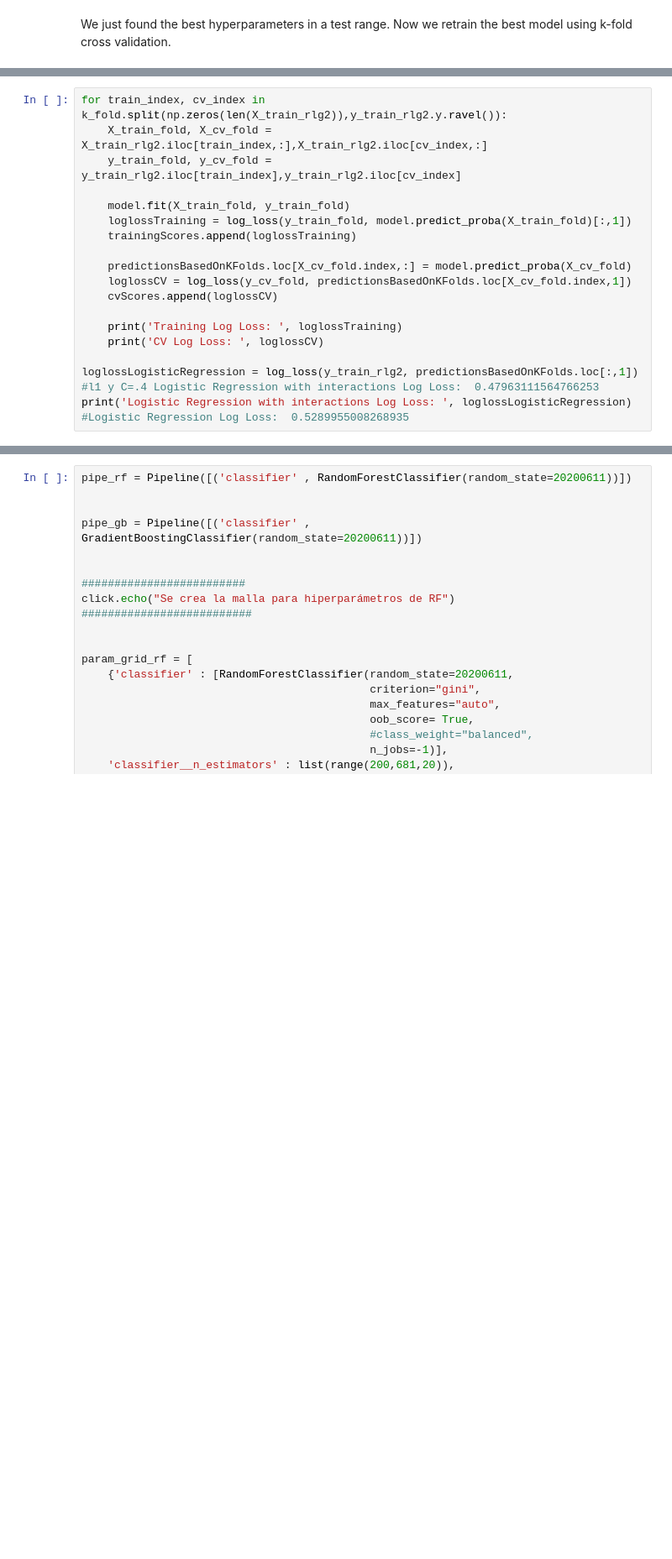
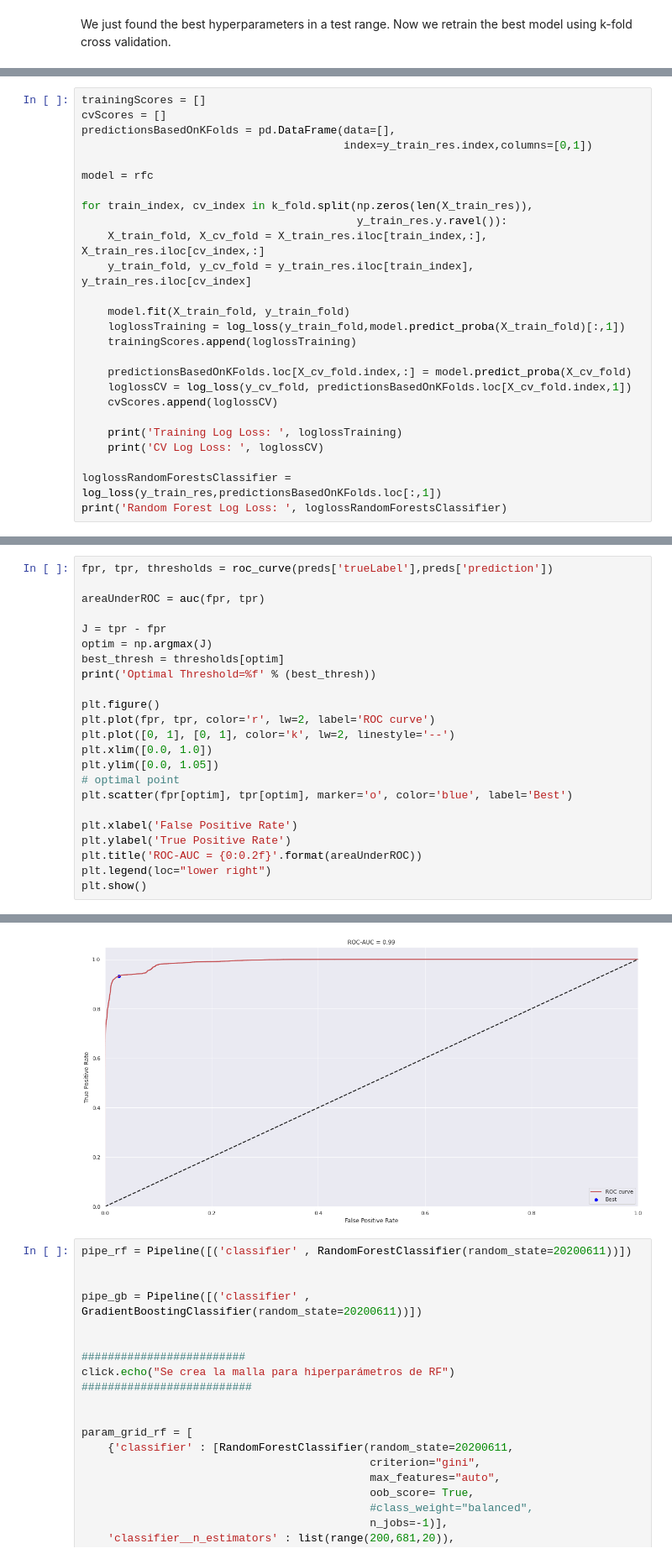
Before and after one commit to qSergio/rare_anomaly, a Jupyter notebook: device_failure_classifiers/Work Sample.ipynb, the cells around one changed output, grey strips where cells are left out. Shown at 84% size. Saved outputs shown, nothing was run; the diff lists cells and outputs as text; blank space fills up the shorter version.

Commit message:
Finaliza modelo RFC

```diff
--- a/rare_anomaly/Work Sample.ipynb
+++ b/device_failure_classifiers/Work Sample.ipynb
@@ -789,10 +807,18 @@ We just found the best hyperparameters in a test range. Now we retrain the best
 # %%
-for train_index, cv_index in k_fold.split(np.zeros(len(X_train_rlg2)),y_train_rlg2.y.ravel()):
-    X_train_fold, X_cv_fold = X_train_rlg2.iloc[train_index,:],X_train_rlg2.iloc[cv_index,:]
-    y_train_fold, y_cv_fold = y_train_rlg2.iloc[train_index],y_train_rlg2.iloc[cv_index]
+trainingScores = []
+cvScores = []
+predictionsBasedOnKFolds = pd.DataFrame(data=[],
+                                        index=y_train_res.index,columns=[0,1])
+
+model = rfc
+
+for train_index, cv_index in k_fold.split(np.zeros(len(X_train_res)),
+                                          y_train_res.y.ravel()):
+    X_train_fold, X_cv_fold = X_train_res.iloc[train_index,:], X_train_res.iloc[cv_index,:]
+    y_train_fold, y_cv_fold = y_train_res.iloc[train_index], y_train_res.iloc[cv_index]
 
     model.fit(X_train_fold, y_train_fold)
-    loglossTraining = log_loss(y_train_fold, model.predict_proba(X_train_fold)[:,1])
+    loglossTraining = log_loss(y_train_fold,model.predict_proba(X_train_fold)[:,1])
     trainingScores.append(loglossTraining)
 
     predictionsBasedOnKFolds.loc[X_cv_fold.index,:] = model.predict_proba(X_cv_fold)
@@ -802,7 +828,5 @@ for train_index, cv_index in k_fold.split(np.zeros(len(X_train_rlg2)),y_train_rl
     print('Training Log Loss: ', loglossTraining)
     print('CV Log Loss: ', loglossCV)
 
-loglossLogisticRegression = log_loss(y_train_rlg2, predictionsBasedOnKFolds.loc[:,1])
-#l1 y C=.4 Logistic Regression with interactions Log Loss:  0.47963111564766253
-print('Logistic Regression with interactions Log Loss: ', loglossLogisticRegression)
-#Logistic Regression Log Loss:  0.5289955008268935
+loglossRandomForestsClassifier = log_loss(y_train_res,predictionsBasedOnKFolds.loc[:,1])
+print('Random Forest Log Loss: ', loglossRandomForestsClassifier)
@@ -808,0 +888,24 @@ print('Logistic Regression with interactions Log Loss: ', loglossLogisticRegress
+# %%
+fpr, tpr, thresholds = roc_curve(preds['trueLabel'],preds['prediction'])
+
+areaUnderROC = auc(fpr, tpr)
+
+J = tpr - fpr
+optim = np.argmax(J)
+best_thresh = thresholds[optim]
+print('Optimal Threshold=%f' % (best_thresh))
+
+plt.figure()
+plt.plot(fpr, tpr, color='r', lw=2, label='ROC curve')
+plt.plot([0, 1], [0, 1], color='k', lw=2, linestyle='--')
+plt.xlim([0.0, 1.0])
+plt.ylim([0.0, 1.05])
+# optimal point
+plt.scatter(fpr[optim], tpr[optim], marker='o', color='blue', label='Best')
+
+plt.xlabel('False Positive Rate')
+plt.ylabel('True Positive Rate')
+plt.title('ROC-AUC = {0:0.2f}'.format(areaUnderROC))
+plt.legend(loc="lower right")
+plt.show()
+# %% [output]
@@ -809,3 +913,4 @@ print('Logistic Regression with interactions Log Loss: ', loglossLogisticRegress
+[figure, added]
 # %%
 pipe_rf = Pipeline([('classifier' , RandomForestClassifier(random_state=20200611))])
 
```
Also changed, not shown: parts of 6 cells of this notebook, 1 other file.
